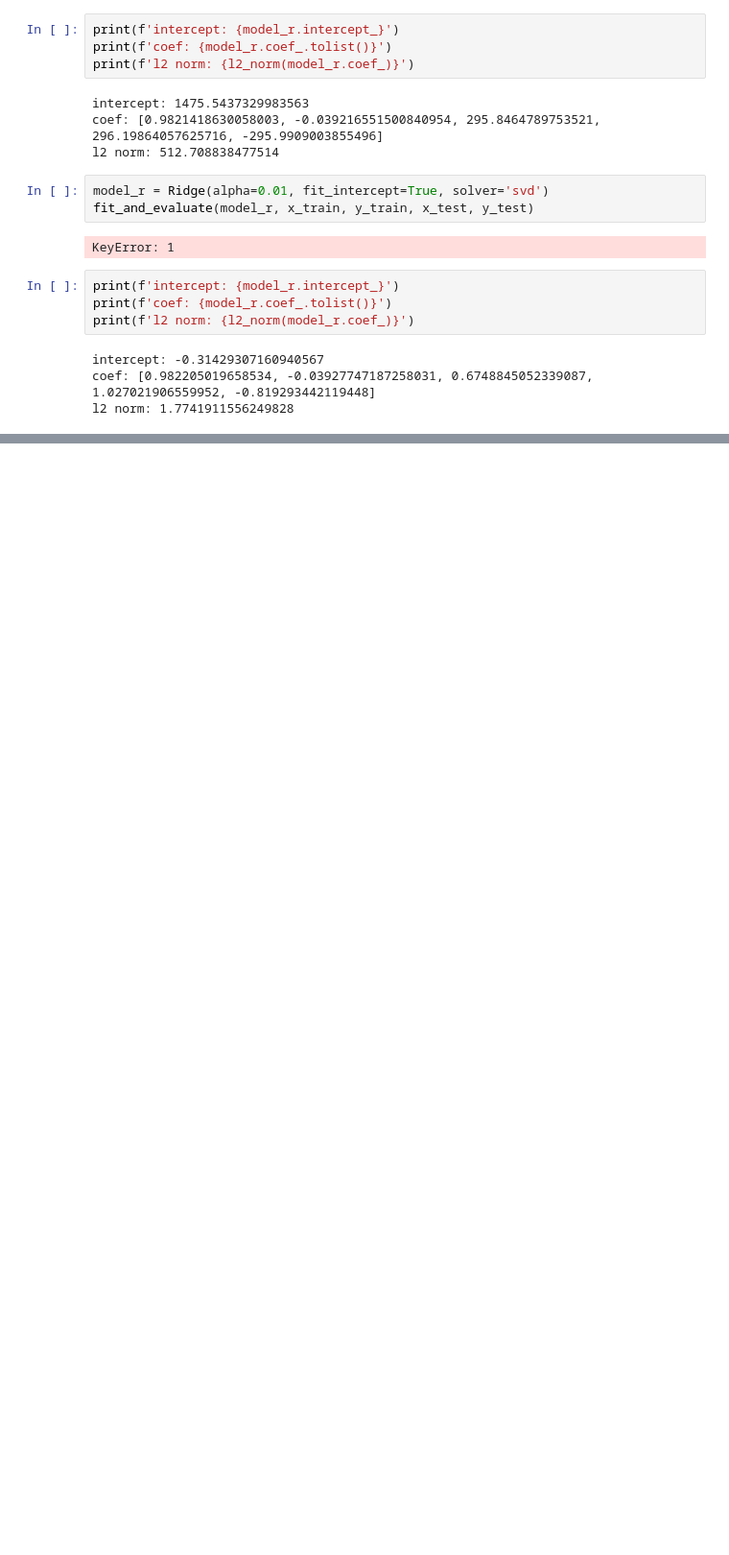
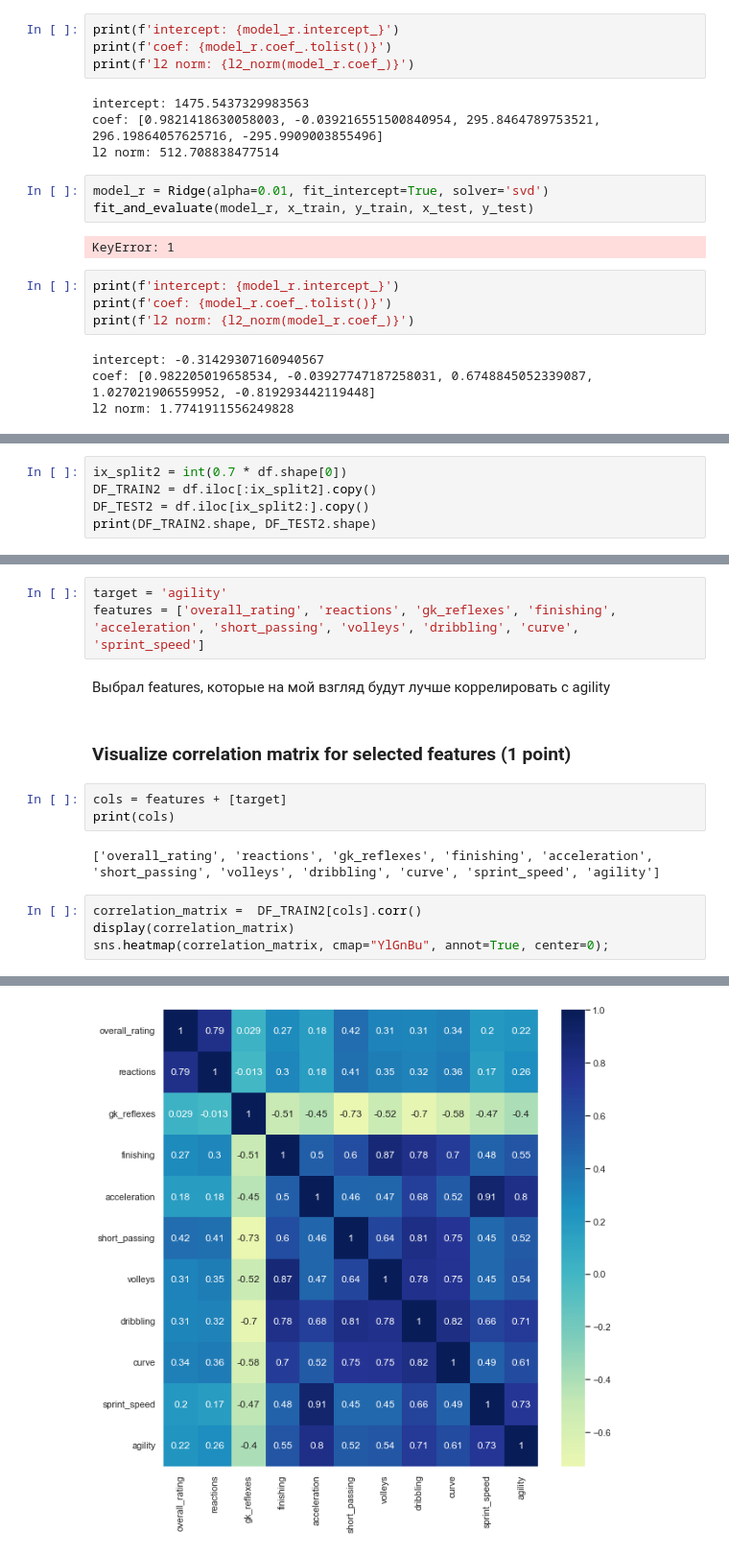
Before and after one commit to AibarBaltykhan/ml-intro-2022Q1, a Jupyter notebook: Linear regression.ipynb, the cells around one changed output, grey strips where cells are left out. Shown at 96% size. Drawn from its saved outputs; the diff is of its cells as text; blank space fills up the shorter version.

```diff
--- a/Linear regression.ipynb
+++ b/Linear regression.ipynb
@@ -879,0 +886,5 @@ l2 norm: 1.7741911556249828
+# %%
+ix_split2 = int(0.7 * df.shape[0])
+DF_TRAIN2 = df.iloc[:ix_split2].copy()
+DF_TEST2 = df.iloc[ix_split2:].copy()
+print(DF_TRAIN2.shape, DF_TEST2.shape)
@@ -879,0 +913,17 @@ l2 norm: 1.7741911556249828
+# %%
+target = 'agility'
+features = ['overall_rating', 'reactions', 'gk_reflexes', 'finishing', 'acceleration', 'short_passing', 'volleys', 'dribbling', 'curve', 'sprint_speed']
+# %% [markdown]
+Выбрал features, которые на мой взгляд будут лучше коррелировать с agility
+# %% [markdown]
+### Visualize correlation matrix for selected features (1 point)
+# %%
+cols = features + [target]
+print(cols)
+# %% [output]
+['overall_rating', 'reactions', 'gk_reflexes', 'finishing', 'acceleration', 'short_passing', 'volleys', 'dribbling', 'curve', 'sprint_speed', 'agility']
+# %%
+correlation_matrix =  DF_TRAIN2[cols].corr()
+display(correlation_matrix)
+sns.heatmap(correlation_matrix, cmap="YlGnBu", annot=True, center=0);
+# %% [output]
@@ -879,0 +942 @@ l2 norm: 1.7741911556249828
+[figure, added]
```
Also changed, not shown: parts of 18 cells of this notebook.
